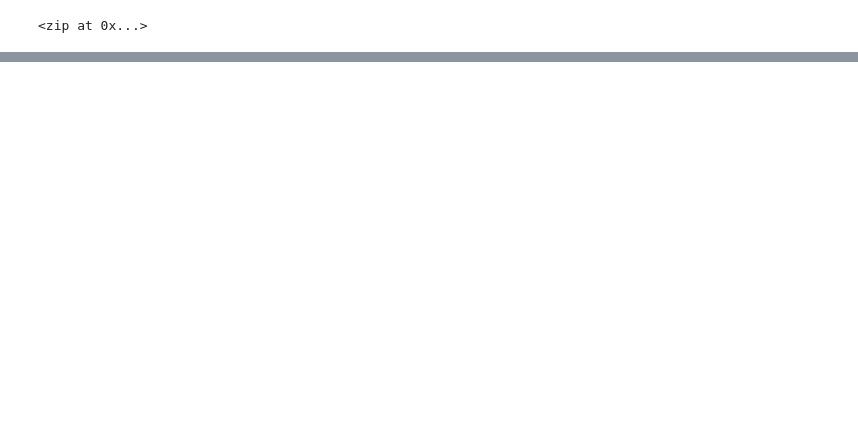
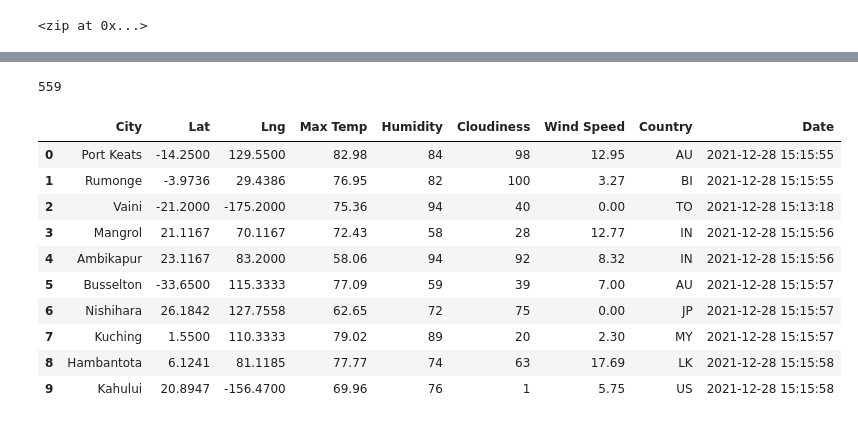
Before and after one commit to krissur/World_Weather_Analysis, a Jupyter notebook: WeatherPy.ipynb, the cells around one changed output, grey strips where cells are left out. Cells and saved outputs as stored; diff of their text form; code cells hidden in the pictures; blank space fills up the shorter version.

```diff
--- a/WeatherPy.ipynb
+++ b/WeatherPy.ipynb
@@ -33,0 +45,3 @@ len(cities)
+# %%
+url = "http://api.openweathermap.org/data/2.5/weather?units=Imperial&APPID=" + weather_api_key
+print(url)
@@ -33,0 +146,20 @@ len(cities)
+# %%
+len(city_data)
+# %% [output]
+559
+# %%
+# Convert the array of dictionaries to a Pandas DataFrame.
+city_data_df = pd.DataFrame(city_data)
+city_data_df.head(10)
+# %% [output]
+|  | City | Lat | Lng | Max Temp | Humidity | Cloudiness | Wind Speed | Country | Date |
+| 0 | Port Keats | -14.2500 | 129.5500 | 82.98 | 84 | 98 | 12.95 | AU | 2021-12-28 15:15:55 |
+| 1 | Rumonge | -3.9736 | 29.4386 | 76.95 | 82 | 100 | 3.27 | BI | 2021-12-28 15:15:55 |
+| 2 | Vaini | -21.2000 | -175.2000 | 75.36 | 94 | 40 | 0.00 | TO | 2021-12-28 15:13:18 |
+| 3 | Mangrol | 21.1167 | 70.1167 | 72.43 | 58 | 28 | 12.77 | IN | 2021-12-28 15:15:56 |
+| 4 | Ambikapur | 23.1167 | 83.2000 | 58.06 | 94 | 92 | 8.32 | IN | 2021-12-28 15:15:56 |
+| 5 | Busselton | -33.6500 | 115.3333 | 77.09 | 59 | 39 | 7.00 | AU | 2021-12-28 15:15:57 |
+| 6 | Nishihara | 26.1842 | 127.7558 | 62.65 | 72 | 75 | 0.00 | JP | 2021-12-28 15:15:57 |
+| 7 | Kuching | 1.5500 | 110.3333 | 79.02 | 89 | 20 | 2.30 | MY | 2021-12-28 15:15:57 |
+| 8 | Hambantota | 6.1241 | 81.1185 | 77.77 | 74 | 63 | 17.69 | LK | 2021-12-28 15:15:58 |
+| 9 | Kahului | 20.8947 | -156.4700 | 69.96 | 76 | 1 | 5.75 | US | 2021-12-28 15:15:58 |
```
Also changed, not shown: parts of 9 cells of this notebook, 3 other files.
